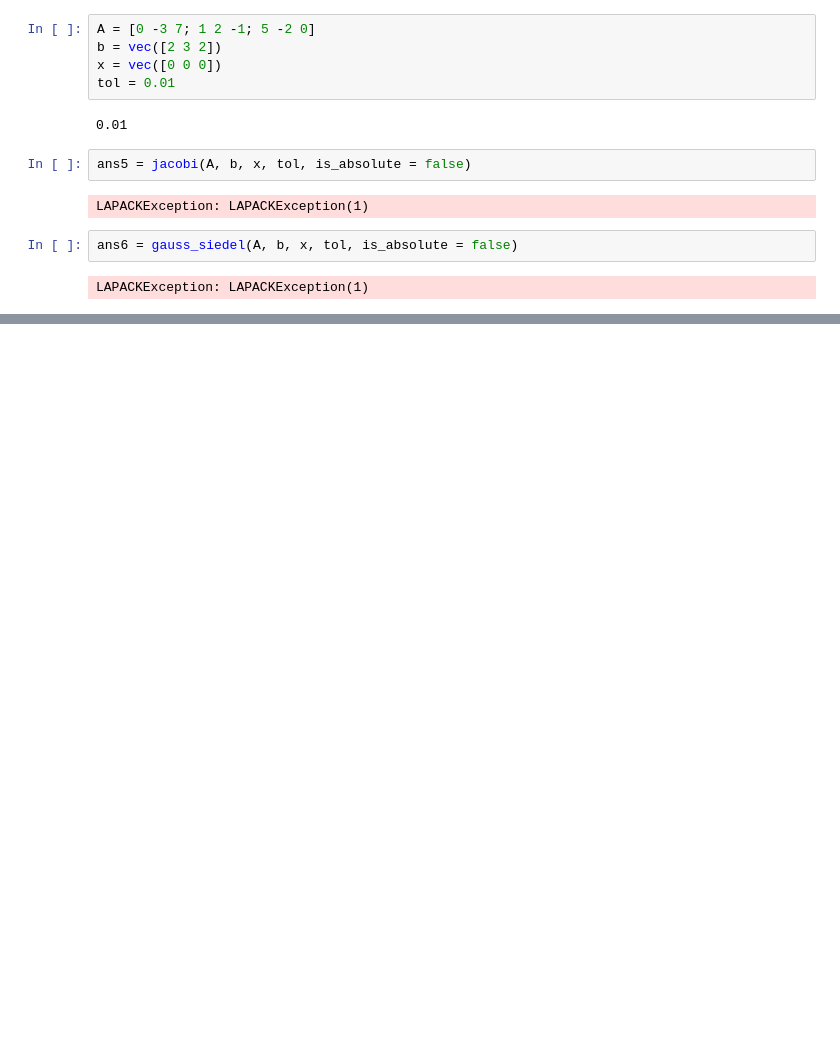
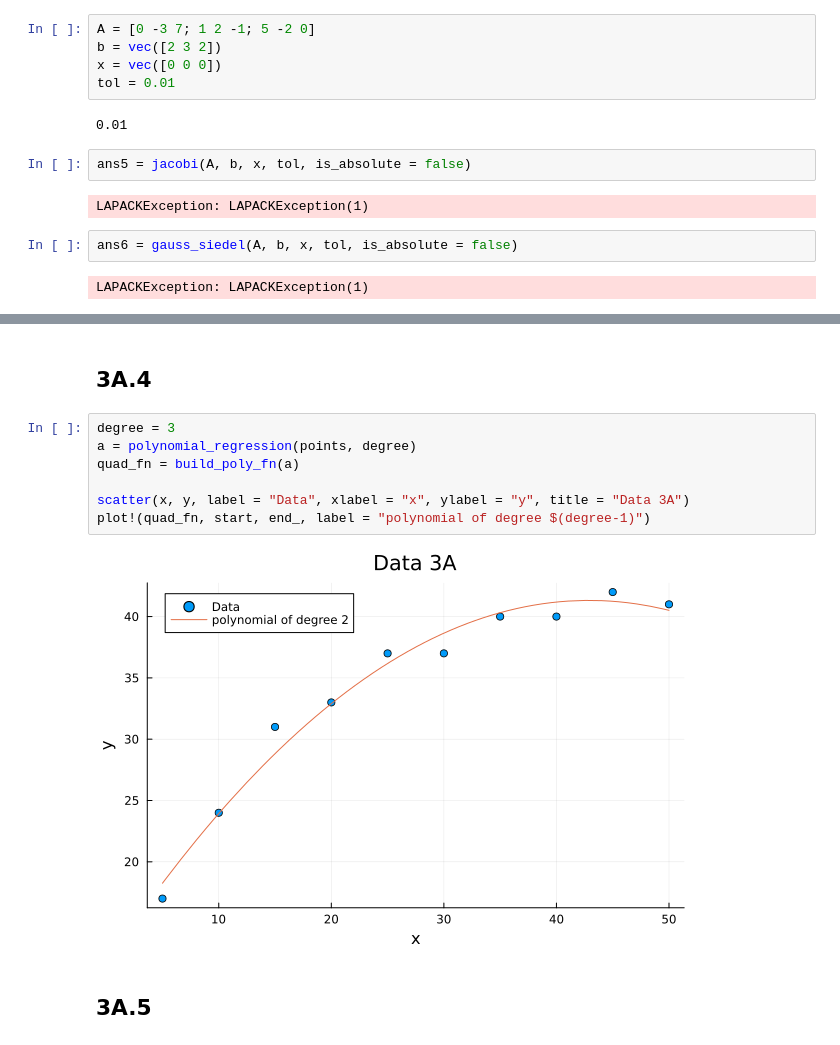
Before and after one commit to DaveAlsina/8tavoSemestre, a Jupyter notebook: numerico/taller3/taller3solucion.ipynb, the cells around one changed output, grey strips where cells are left out. Saved outputs shown, nothing was run; the diff lists cells and outputs as text; blank space fills up the shorter version.

```diff
--- a/numerico/taller3/taller3solucion.ipynb
+++ b/numerico/taller3/taller3solucion.ipynb
@@ -203,0 +242,13 @@ LAPACKException: LAPACKException(1)
+# %% [markdown]
+## 3A.4
+# %%
+degree = 3
+a = polynomial_regression(points, degree)
+quad_fn = build_poly_fn(a)
+
+scatter(x, y, label = "Data", xlabel = "x", ylabel = "y", title = "Data 3A")
+plot!(quad_fn, start, end_, label = "polynomial of degree $(degree-1)")
+# %% [output]
+[figure, added]
+# %% [markdown]
+## 3A.5
```
Also changed, not shown: parts of 18 cells of this notebook, 3 other files.
